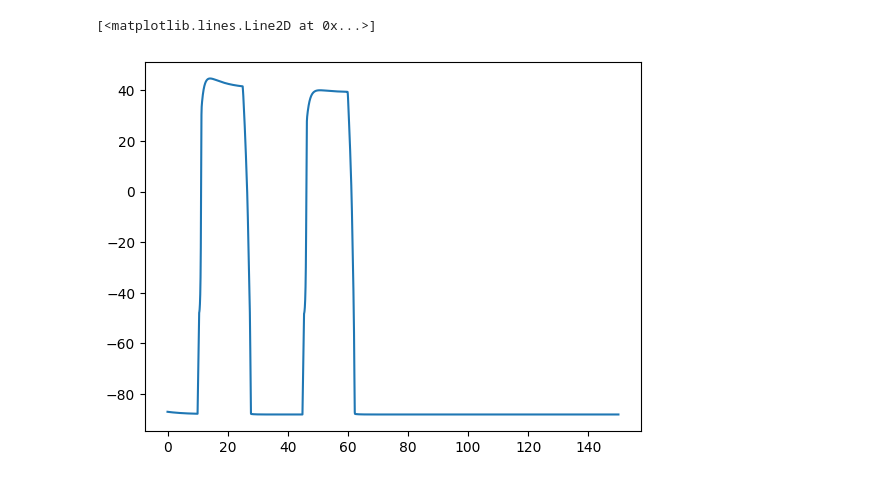
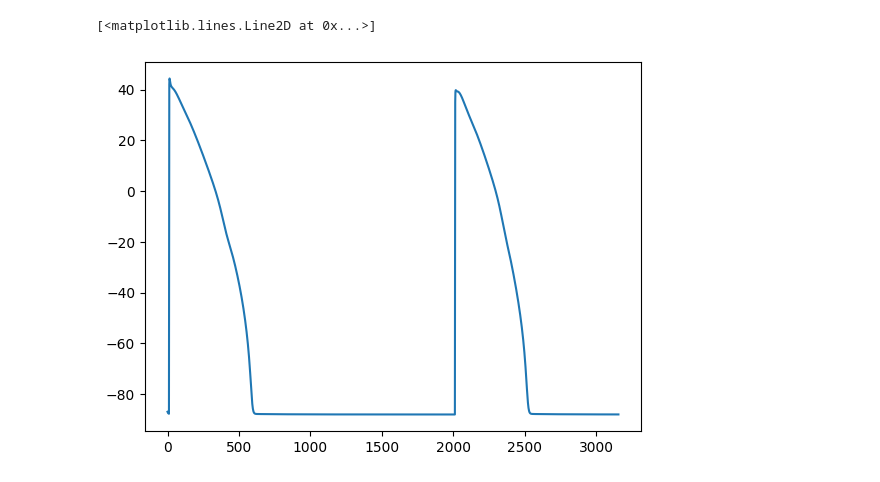
Before and after one commit to IritaSee/gpu_code_ground_up, a Jupyter notebook: result/parse.ipynb, the cells around one changed output. Saved outputs shown, nothing was run; the diff lists cells and outputs as text; code cells hidden in the pictures.

```diff
--- a/result/parse.ipynb
+++ b/result/parse.ipynb
@@ -1,7 +1,7 @@
 # %%
 import matplotlib.pyplot as plt
 import pandas as pd
-alldata = pd.read_csv('static_dt_set.csv')
+alldata = pd.read_csv('done.csv')
 # %%
 alldata
 # %% [output]
@@ -101,5 +130,5 @@ plt.plot(core0[:15000]['tcurr'],core0[:15000]['states'])
 # %%
-plt.plot(core3[:30000]['tcurr'],core3[:30000]['states'])
+plt.plot(core3['tcurr'],core3['states'])
 # %% [output]
 [<matplotlib.lines.Line2D at 0x...>]
-[figure, old version]
+[figure, new version]
```
Also changed, not shown: parts of 11 cells of this notebook, 4 other files.
